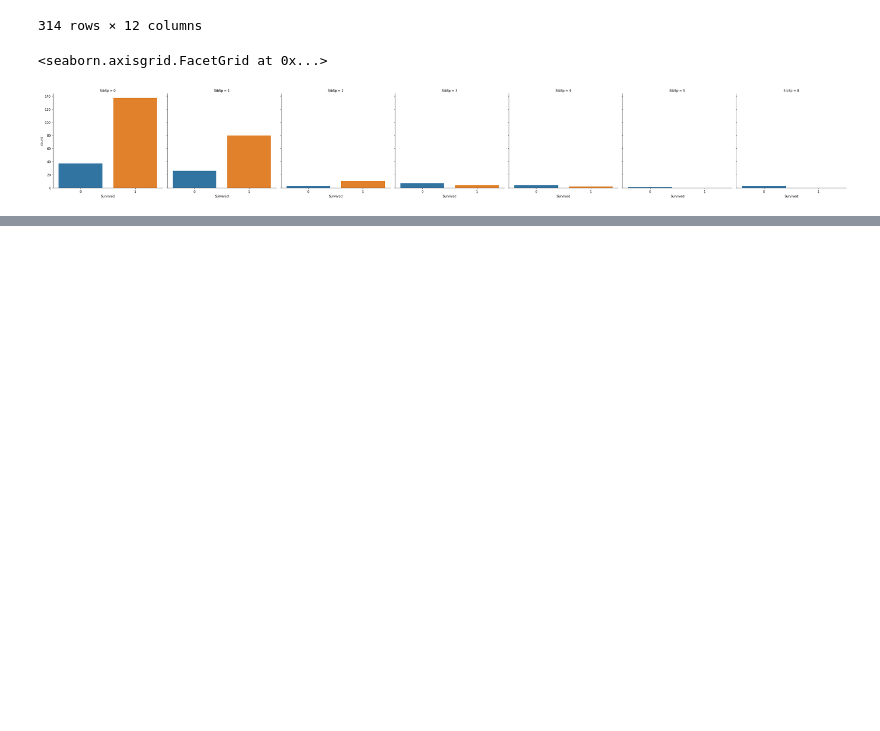
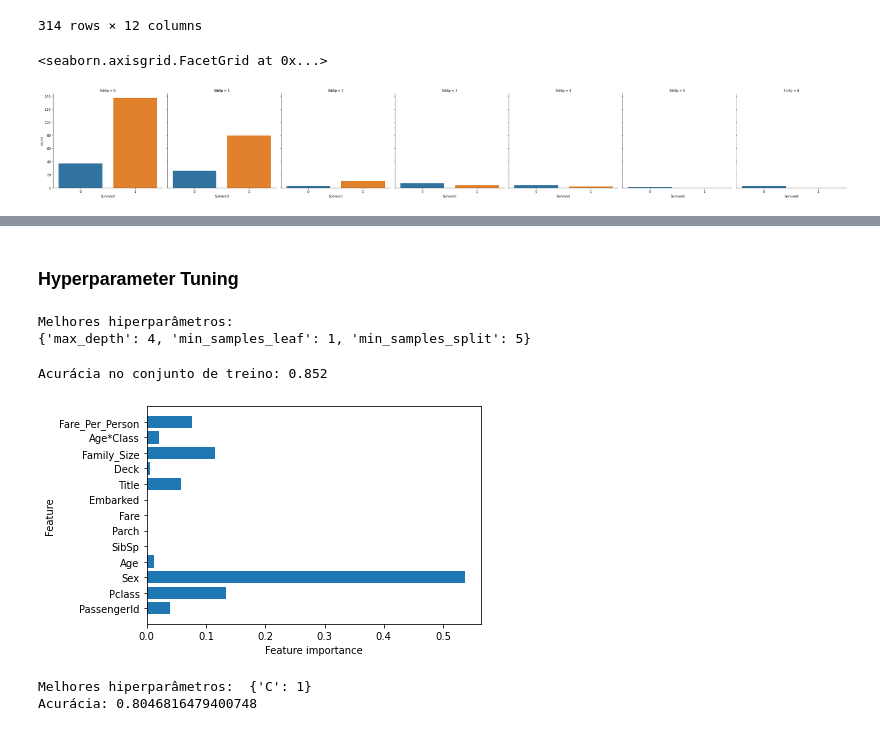
Before and after one commit to vichShir/kaggle-getting-started-competitions, a Jupyter notebook: Titanic/Titanic Notebook.ipynb, the cells around one changed output, grey strips where cells are left out. Saved outputs shown, nothing was run; the diff lists cells and outputs as text; code cells hidden in the pictures; blank space fills up the shorter version.

Commit message:
Added predictions using Decision Tree, LogReg and KNN models

```diff
--- a/Titanic/Titanic Notebook.ipynb
+++ b/Titanic/Titanic Notebook.ipynb
@@ -132,0 +516,3 @@ sns.factorplot(x="Survived", col="SibSp", kind="count", data = df_women)
+# %%
+X_test.Fare.fillna(-1, inplace=True)
+X_test.Fare_Per_Person.fillna(-1, inplace=True)
@@ -132,0 +560,2 @@ sns.factorplot(x="Survived", col="SibSp", kind="count", data = df_women)
+# %% [markdown]
+### Hyperparameter Tuning
@@ -132,0 +577,60 @@ sns.factorplot(x="Survived", col="SibSp", kind="count", data = df_women)
+# %%
+# DECISION TREE MODEL 3 (com GridSearch)
+
+# Definir os possiveis valores para cada hiperparametro para serem explorados
+params = {'max_depth': [2, 3, 4, 5, 6, 7, 8, 9],
+          'min_samples_split': [2, 3, 4, 5, 6],
+          'min_samples_leaf': [1, 2, 3]}
+
+# Criar objeto com o DecisionTreeClassifier
+tree_3 = DecisionTreeClassifier(random_state=seed)
+
+# Criar objeto KFold com StratifiedKFold para validação cruzada
+skf = StratifiedKFold(n_splits=3, shuffle=True, random_state=seed)
+
+# Criar um objeto de grade de busca com GridSearchCV, a partir dos parâmetros que definimos
+grid_search = GridSearchCV(tree_3, param_grid=params, scoring='roc_auc',
+                           cv=skf.split(X_train, y_train))
+
+# Treinar o modelo com o grid search
+grid_search.fit(X_train, y_train)
+
+# Printar a melhor combinação de hiperparâmetros
+print('Melhores hiperparâmetros:')
+print(grid_search.best_params_)
+# %% [output]
+Melhores hiperparâmetros:
+{'max_depth': 4, 'min_samples_leaf': 1, 'min_samples_split': 5}
+# %%
+# Gera uma árvore com as melhores combinações de hiperparâmetros
+tree_3 = DecisionTreeClassifier(random_state=seed, max_depth=grid_search.best_params_['max_depth'],
+                                min_samples_split=grid_search.best_params_['min_samples_split'],
+                                min_samples_leaf=grid_search.best_params_['min_samples_leaf'])
+
+# Fita o modelo com o dataset de treino
+tree_3.fit(X_train, y_train)
+
+# Usa o modelo para prever o conjunto de validação
+y_pred = tree_3.predict(X_test)
+
+# Calcular e printar métricas
+print("Acurácia no conjunto de treino: {:.3f}".format(tree_3.score(X_train, y_train)))
+
+# Plotar importância das variáveis
+plot_feature_importances(tree_3)
+# %% [output]
+Acurácia no conjunto de treino: 0.852
+[figure, added]
+# %%
+# LOGISTIC REGRESSIONS MODEL 3 (com GridSearch)
+
+# Generate a range with different values for C parameter
+grid = {"C": np.arange(1,150,5)}
+logreg_cv = GridSearchCV(LogisticRegression(solver='liblinear'), grid, cv=10)
+logreg_cv.fit(X_train, y_train)
+
+print("Melhores hiperparâmetros: ", logreg_cv.best_params_)
+print("Acurácia:", logreg_cv.best_score_)
+# %% [output]
+Melhores hiperparâmetros:  {'C': 1}
+Acurácia: 0.8046816479400748
```
Also changed, not shown: parts of 55 cells of this notebook.
